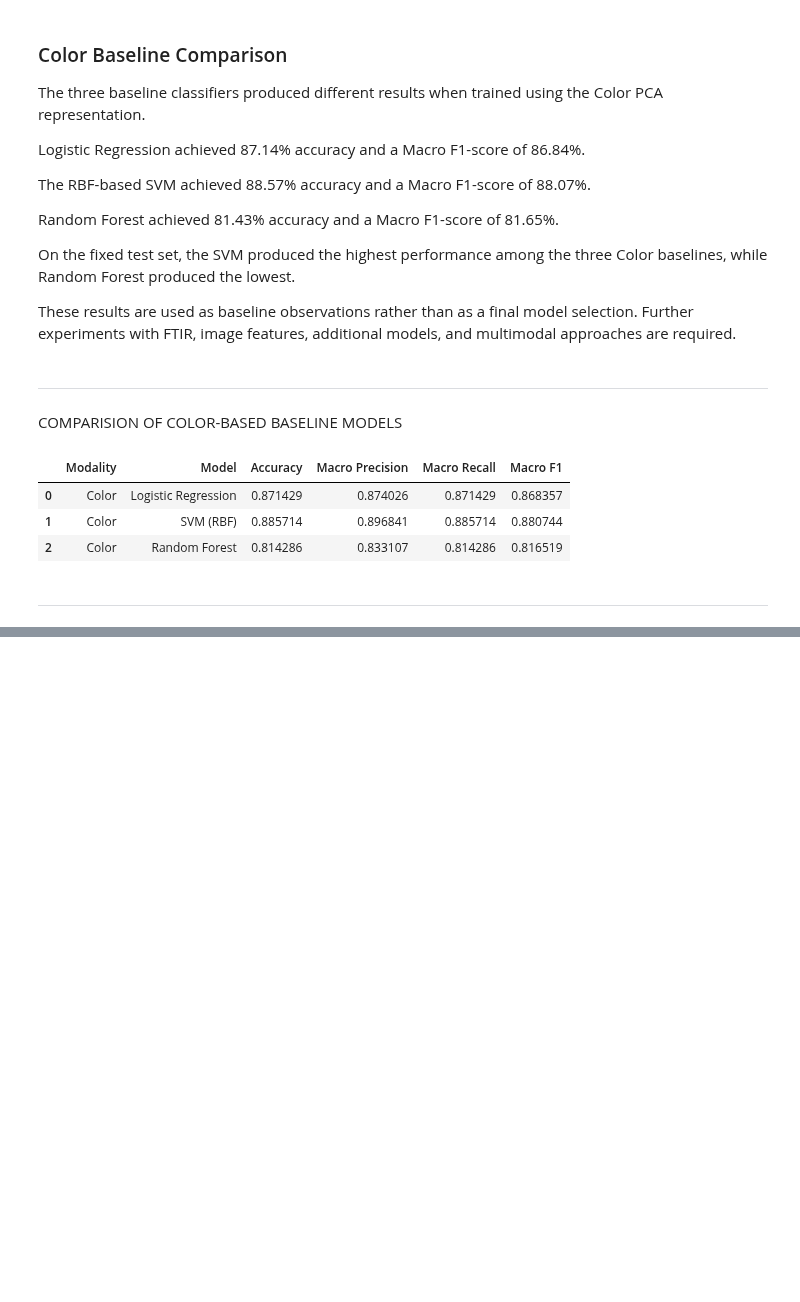
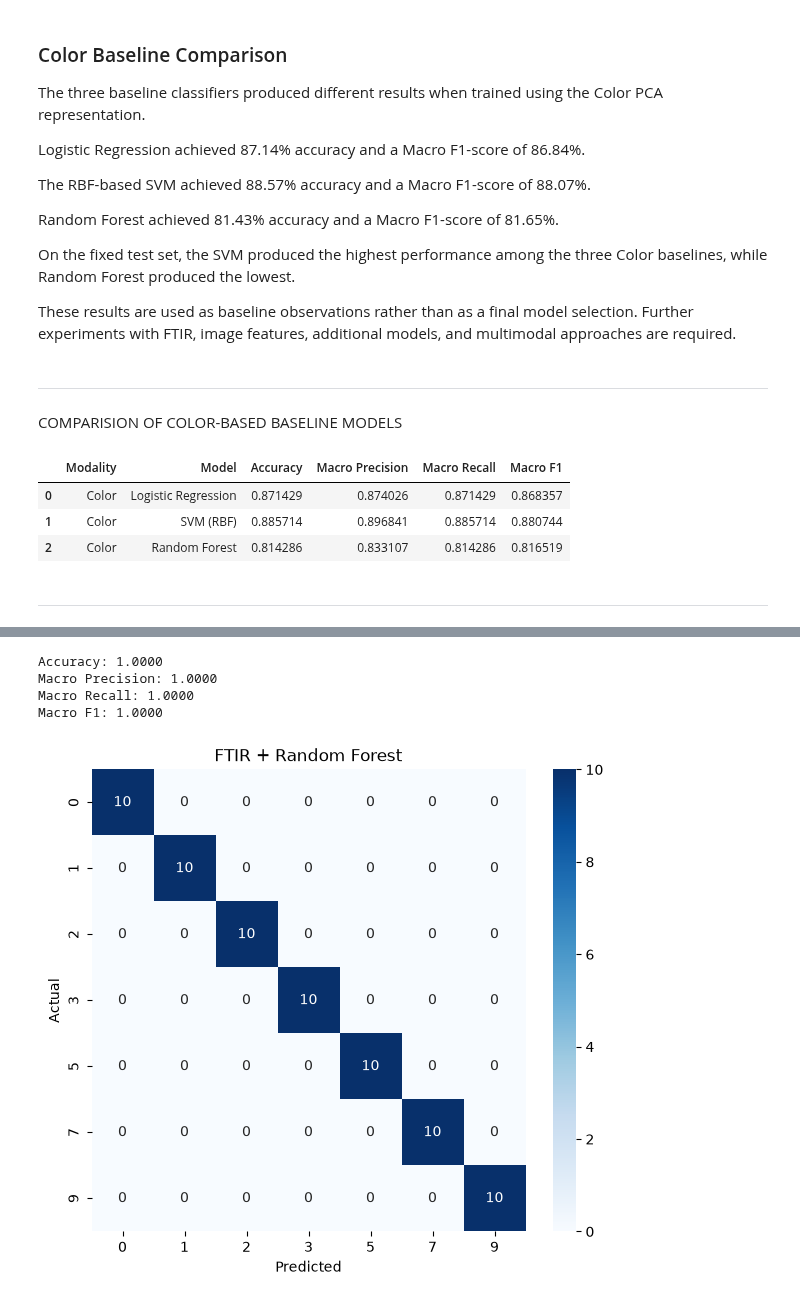
Before and after one commit to sanya-6976/FoodSure-AI, a Jupyter notebook: notebook/04_baseline_models.ipynb, the cells around one changed output, grey strips where cells are left out. Cells and saved outputs as stored; diff of their text form; code cells hidden in the pictures; blank space fills up the shorter version.

```diff
--- a/notebook/04_baseline_models.ipynb
+++ b/notebook/04_baseline_models.ipynb
@@ -637,0 +829,62 @@ baseline_results_df
+# %%
+ftir_rf = RandomForestClassifier(
+    n_estimators=300,
+    random_state=42
+)
+
+ftir_rf.fit(X_ftir_train_pca, y_train)
+
+y_ftir_rf_pred = ftir_rf.predict(X_ftir_test_pca)
+# %%
+ftir_rf_accuracy = accuracy_score(y_test, y_ftir_rf_pred)
+
+ftir_rf_precision = precision_score(
+    y_test,
+    y_ftir_rf_pred,
+    average="macro",
+    zero_division=0
+)
+
+ftir_rf_recall = recall_score(
+    y_test,
+    y_ftir_rf_pred,
+    average="macro",
+    zero_division=0
+)
+
+ftir_rf_f1 = f1_score(
+    y_test,
+    y_ftir_rf_pred,
+    average="macro",
+    zero_division=0
+)
+
+print(f"Accuracy: {ftir_rf_accuracy:.4f}")
+print(f"Macro Precision: {ftir_rf_precision:.4f}")
+print(f"Macro Recall: {ftir_rf_recall:.4f}")
+print(f"Macro F1: {ftir_rf_f1:.4f}")
+# %% [output]
+Accuracy: 1.0000
+Macro Precision: 1.0000
+Macro Recall: 1.0000
+Macro F1: 1.0000
+# %%
+cm_ftir_rf = confusion_matrix(y_test, y_ftir_rf_pred)
+
+plt.figure(figsize=(7, 6))
+
+sns.heatmap(
+    cm_ftir_rf,
+    annot=True,
+    fmt="d",
+    cmap="Blues",
+    xticklabels=[0, 1, 2, 3, 5, 7, 9],
+    yticklabels=[0, 1, 2, 3, 5, 7, 9]
+)
+
+plt.xlabel("Predicted")
+plt.ylabel("Actual")
+plt.title("FTIR + Random Forest")
+plt.show()
+# %% [output]
+[figure, added]
```
Also changed, not shown: parts of 37 cells of this notebook.
